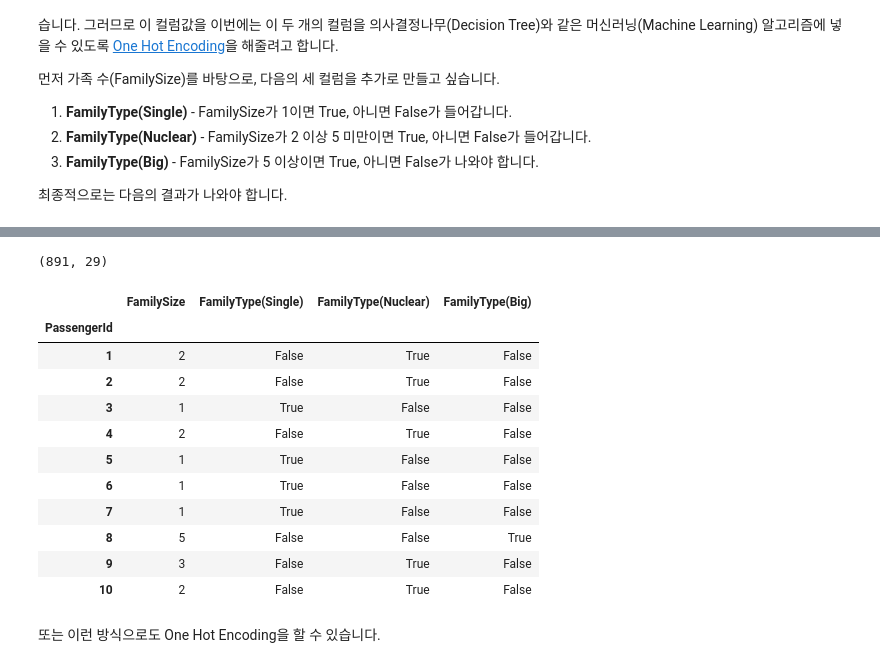
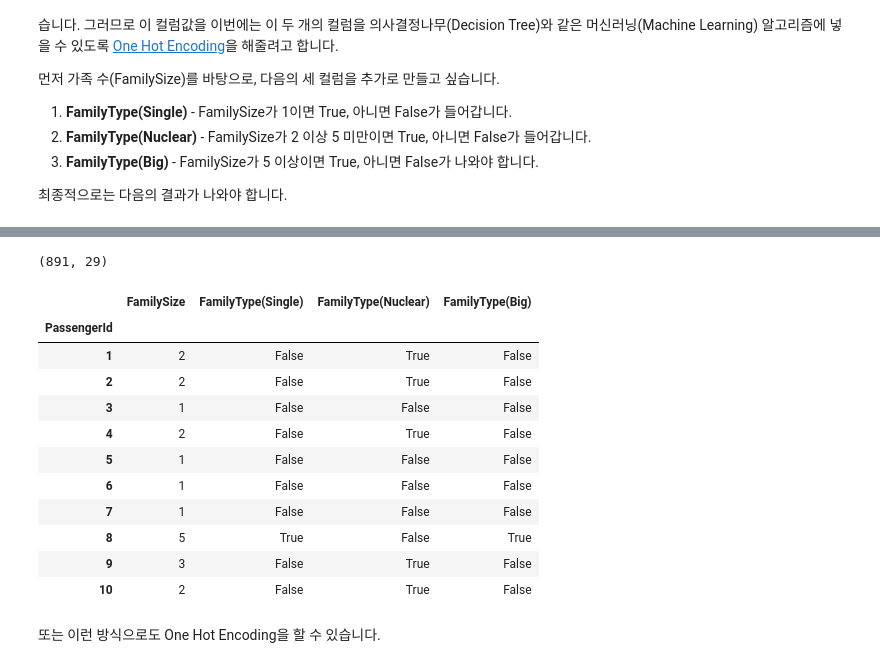
Before and after one commit to progjs/web_scraping, a Jupyter notebook: 05.explore_titanic_using_pandas(answer).ipynb, the cells around one changed output, grey strips where cells are left out. Cells and saved outputs as stored; diff of their text form; code cells hidden in the pictures.

```diff
--- a/05.explore_titanic_using_pandas(answer).ipynb
+++ b/05.explore_titanic_using_pandas(answer).ipynb
@@ -720,12 +722,13 @@ train[["Pclass","Age", "Age(fill)"]].head(30)
 # 객실 등급(Pclass)이 1등급이고 나이(Age) 컬럼값이 비어있는 승객을 색인합니다.
 # 이 승객의 Age(fill)에 평균 1등급 승객의 평균 나이를 채워넣습니다.
 
+train.loc[(train['Pclass']==1) & (train['Age'].isnull()), 'Age(fill)'] = mean_age_by_pclass[1]
 
 # 비슷한 원리로 객실 등급(Pclass)이 2등급인 승객도 비슷한 방식으로 빈 나이값을 채워넣습니다.
-
+train.loc[(train['Pclass']==2) & (train['Age'].isnull()), 'Age(fill)'] = mean_age_by_pclass[2]
 
 # 객실 등급(Pclass)이 3등급인 승객도 비슷한 방식으로 빈 나이값을 채워넣습니다.
-
+train.loc[(train['Pclass']==3) & (train['Age'].isnull()), 'Age(fill)'] = mean_age_by_pclass[3]
 
 # train 변수에 할당된 데이터의 행렬 사이즈를 출력합니다.
 # 출력은 (row, column) 으로 표시됩니다.
@@ -801,7 +795,9 @@ HTML(filename="html/table11.html")
 # **** <문제30> ****
 # SibSp가 0이고 Parch가 0이면 True, 아니면 False인 리스트를 생성합니다.
 # 이 리스트를 Single이라는 이름의 새로운 컬럼에 집어넣습니다.
-
+singles = (train['SibSp'] == 0) & (train['Parch'] == 0)
+print(len(singles))
+train['Single'] = singles
 
 # train 변수에 할당된 데이터의 행렬 사이즈를 출력합니다.
 # 출력은 (row, column) 으로 표시됩니다.
@@ -872,7 +846,7 @@ HTML(filename="html/table13.html")
 # **** <문제32> ****
 # 형제, 자매, 배우자(SibSp) 컬럼과 부모 자식(Parch) 컬럼을 더해서 가족 수(FamilySize) 컬럼을 만듭니다.
 # 또한 가족 수에 나 자신을 포함하기 위해서 언제나 +1을 해줍니다.
-
+train['FamilySize'] = train['SibSp'] + train['Parch'] + 1
 
 # train 변수에 할당된 데이터의 행렬 사이즈를 출력합니다.
 # 출력은 (row, column) 으로 표시됩니다.
@@ -952,13 +909,13 @@ HTML(filename="html/table15.html")
 # %%
 # **** <문제34> ****
-# 가족 수(FamilSize)가 1인 승객을 가져와서, FamilyType 컬럼에 Single 이라는 값을 넣어줍니다.
+# 가족 수(FamilySize)가 1인 승객을 가져와서, FamilyType 컬럼에 Single 이라는 값을 넣어줍니다.
+train.loc[train['FamilySize'] == 1, 'FamilyType'] = 'Single'
 
+# 가족 수(FamilySize)가 2 이상 5 미만인 승객을 가져와서, FamilyType 컬럼에 Nuclear(핵가족) 이라는 값을 넣어줍니다.
+train.loc[train['FamilySize'] >= 2, 'FamilyType'] = 'Nuclear'
 
-# 가족 수(FamilSize)가 2 이상 5 미만인 승객을 가져와서, FamilyType 컬럼에 Nuclear(핵가족) 이라는 값을 넣어줍니다.
-
-
-# 가족 수(FamilSize)가 5 이상인 승객을 가져와서, FamilyType 컬럼에 Big(대가족) 이라는 값을 넣어줍니다.
-
+# 가족 수(FamilySize)가 5 이상인 승객을 가져와서, FamilyType 컬럼에 Big(대가족) 이라는 값을 넣어줍니다.
+train.loc[train['FamilySize'] >= 5, 'FamilyType'] = 'Big'
 
 # train 변수에 할당된 데이터의 행렬 사이즈를 출력합니다.
 # 출력은 (row, column) 으로 표시됩니다.
@@ -1020,34 +966,34 @@ HTML(filename="html/table16.html")
 # %%
 # **** <문제36> ****
 # 가족 수(FamilySize) 컬럼을 활용해 세 가지 구역을 나타내는 세 개의 새로운 컬럼을 만듭니다.
 # 먼저 가족 수가 1명일 경우 Single 컬럼의 값에 True를, 1명이 아닐 경우 False를 대입합니다.
-
+train['FamilyType(Single)'] = (train['FamilySize'] == 1)
 
 # 이후 가족 수가 2에서 4명 사이일 경우 Nuclear 컬럼의 값에 True를, 그렇지 않을 경우 False를 대입합니다.
-
+train['FamilyType(Single)'] = (train['FamilySize'] >= 2)
 
 # 마지막으로 가족 수가 5명 이상일 경우 Big 컬럼의 값에 True를, 그렇지 않을 경우 False를 대입합니다.
-
+train['FamilyType(Single)'] = (train['FamilySize'] >= 5)
 
 # train 변수에 할당된 데이터의 행렬 사이즈를 출력합니다.
 # 출력은 (row, column) 으로 표시됩니다.
 print(train.shape)
 
 # train 데이터의 상위 10개를 띄우되,
 # FamilySize, FamilyType(Single), FamilyType(Nuclear), FamilyType(Big) 컬럼만 출력합니다.
 train[["FamilySize", "FamilyType(Single)", "FamilyType(Nuclear)", "FamilyType(Big)"]].head(10)
 # %% [output]
 (891, 29)
 |  | FamilySize | FamilyType(Single) | FamilyType(Nuclear) | FamilyType(Big) |
 | PassengerId |  |  |  |  |
 | 1 | 2 | False | True | False |
 | 2 | 2 | False | True | False |
-| 3 | 1 | True | False | False |
+| 3 | 1 | False | False | False |
 | 4 | 2 | False | True | False |
-| 5 | 1 | True | False | False |
-| 6 | 1 | True | False | False |
-| 7 | 1 | True | False | False |
-| 8 | 5 | False | False | True |
+| 5 | 1 | False | False | False |
+| 6 | 1 | False | False | False |
+| 7 | 1 | False | False | False |
+| 8 | 5 | True | False | True |
 | 9 | 3 | False | True | False |
 | 10 | 2 | False | True | False |
 # %% [markdown]
```
Also changed, not shown: parts of 37 cells of this notebook, 1 other file.
